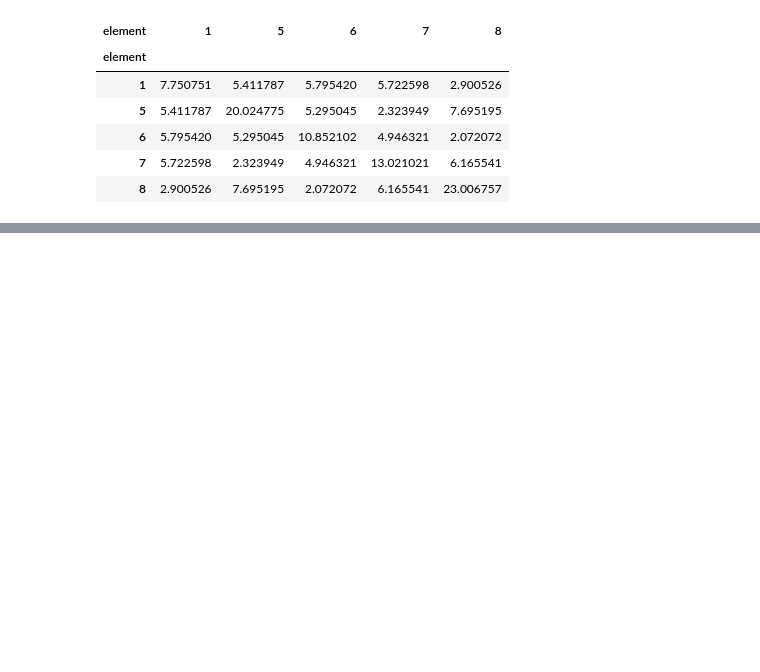
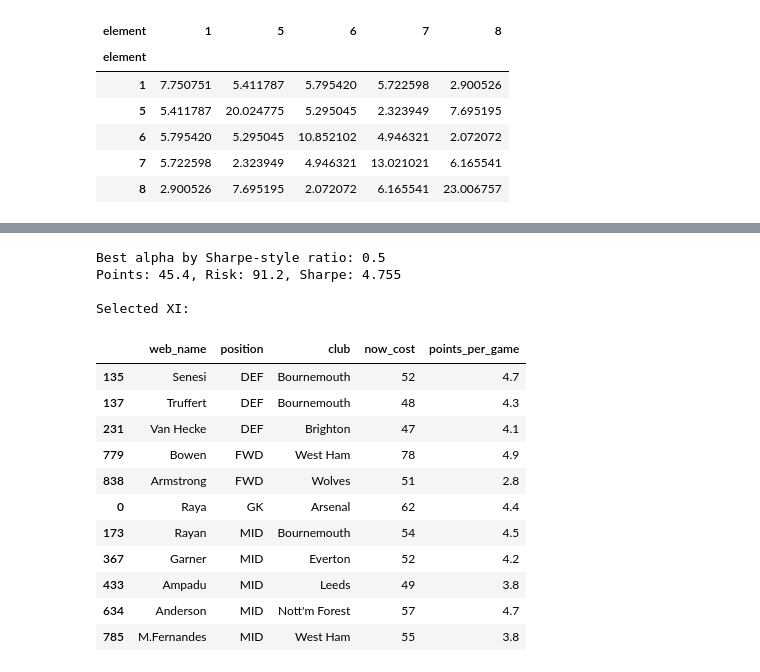
Before and after one commit to myuran-t/fpl-optimisation, a Jupyter notebook: fpl_optimization.ipynb, the cells around one changed output, grey strips where cells are left out. Saved outputs shown, nothing was run; the diff lists cells and outputs as text; code cells hidden in the pictures; blank space fills up the shorter version.

```diff
--- a/fpl_optimization.ipynb
+++ b/fpl_optimization.ipynb
@@ -851,0 +952,32 @@ cov_matrix.iloc[:5, :5]
+# %%
+# budget
+prob += lpSum(active_players.set_index('id')['now_cost'][i]/10 * x[i] for i in active_players['id']) <= 100
+
+# squad size
+prob += lpSum(x[i] for i in active_players['id']) == 15
+
+# starting XI size
+prob += lpSum(y[i] for i in active_players['id']) == 11
+
+# y <= x for every player
+for i in active_players['id']:
+    prob += y[i] <= x[i]
+
+# position quotas
+position_quotas = {"GK": 2, "DEF": 5, "MID": 5, "FWD": 3}
+for position, quota in position_quotas.items():
+    prob += lpSum(
+        x[i] for i in active_players.loc[active_players["position"] == position, "id"]
+    ) == quota
+
+# maximum 3 players per club
+for club in active_players["club"].unique():
+    prob += lpSum(
+        x[i] for i in active_players.loc[active_players["club"] == club, "id"]
+    ) <= 3
+
+# starting XI formation rules
+prob += lpSum(y[i] for i in active_players.loc[active_players["position"] == "GK", "id"]) == 1
+prob += lpSum(y[i] for i in active_players.loc[active_players["position"] == "DEF", "id"]) >= 3
+prob += lpSum(y[i] for i in active_players.loc[active_players["position"] == "MID", "id"]) >= 2
+prob += lpSum(y[i] for i in active_players.loc[active_players["position"] == "FWD", "id"]) >= 1
@@ -851,0 +1163,23 @@ cov_matrix.iloc[:5, :5]
+# %%
+best = max(results, key=lambda r: r['sharpe'])
+print(f"\nBest alpha by Sharpe-style ratio: {best['alpha']}")
+print(f"Points: {best['total_points']:.1f}, Risk: {best['total_risk']:.1f}, Sharpe: {best['sharpe']:.3f}")
+print(f"\nSelected XI:")
+display(best['xi'][['web_name', 'position', 'club', 'now_cost', 'points_per_game']].sort_values('position'))
+# %% [output]
+Best alpha by Sharpe-style ratio: 0.5
+Points: 45.4, Risk: 91.2, Sharpe: 4.755
+
+Selected XI:
+|  | web_name | position | club | now_cost | points_per_game |
+| 135 | Senesi | DEF | Bournemouth | 52 | 4.7 |
+| 137 | Truffert | DEF | Bournemouth | 48 | 4.3 |
+| 231 | Van Hecke | DEF | Brighton | 47 | 4.1 |
+| 779 | Bowen | FWD | West Ham | 78 | 4.9 |
+| 838 | Armstrong | FWD | Wolves | 51 | 2.8 |
+| 0 | Raya | GK | Arsenal | 62 | 4.4 |
+| 173 | Rayan | MID | Bournemouth | 54 | 4.5 |
+| 367 | Garner | MID | Everton | 52 | 4.2 |
+| 433 | Ampadu | MID | Leeds | 49 | 3.8 |
+| 634 | Anderson | MID | Nott'm Forest | 57 | 4.7 |
+| 785 | M.Fernandes | MID | West Ham | 55 | 3.8 |
```
Also changed, not shown: parts of 28 cells of this notebook.
